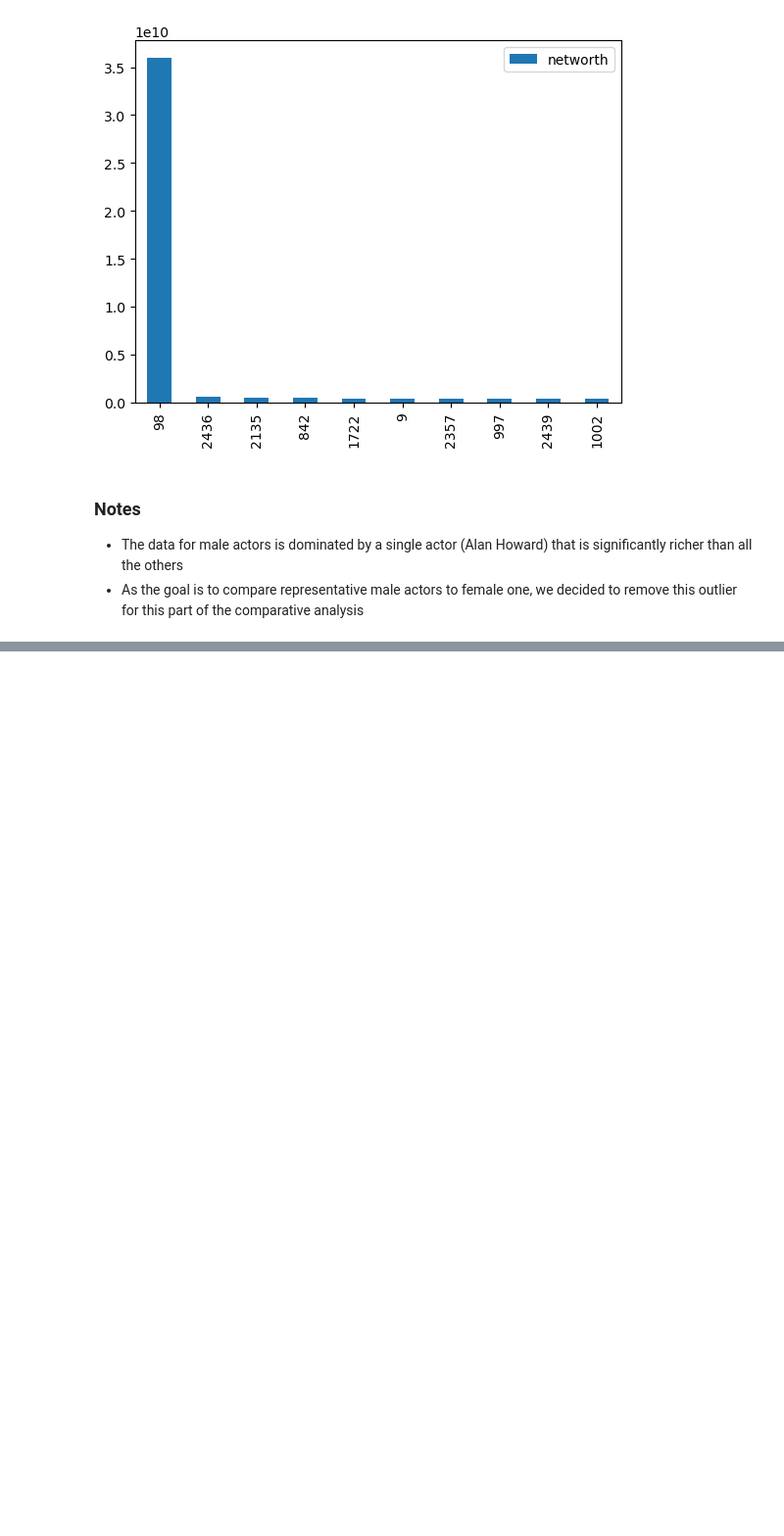
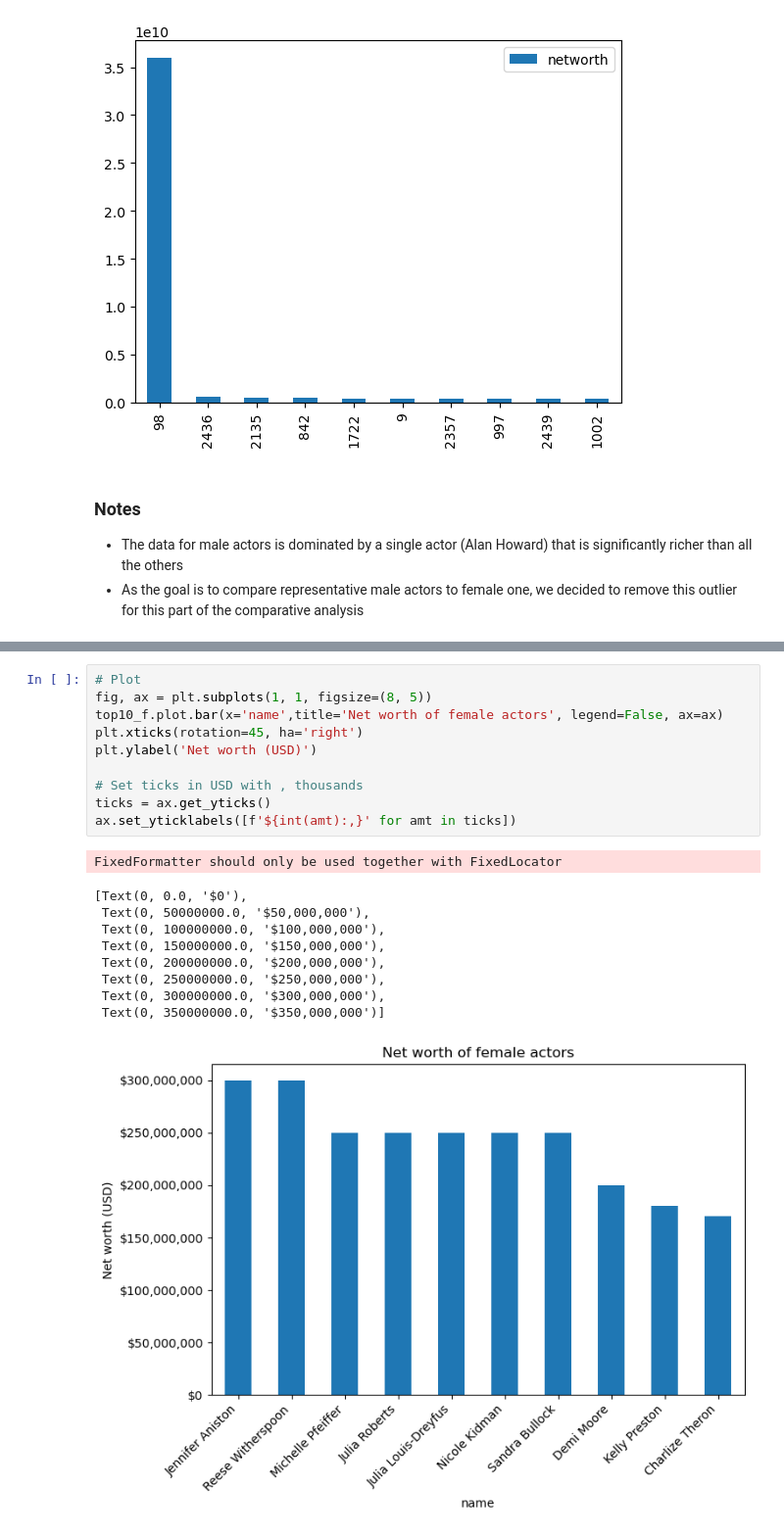
Before and after one commit to benoitchamot/MovieNerd, a Jupyter notebook: dataExplorationBenny.ipynb, the cells around one changed output, grey strips where cells are left out. Shown at 98% size. Saved outputs shown, nothing was run; the diff lists cells and outputs as text; blank space fills up the shorter version.

```diff
--- a/dataExplorationBenny.ipynb
+++ b/dataExplorationBenny.ipynb
@@ -148 +160,22 @@ top10_f.plot.bar()
+# %%
+# Plot
+fig, ax = plt.subplots(1, 1, figsize=(8, 5))
+top10_f.plot.bar(x='name',title='Net worth of female actors', legend=False, ax=ax)
+plt.xticks(rotation=45, ha='right')
+plt.ylabel('Net worth (USD)')
+
+# Set ticks in USD with , thousands
+ticks = ax.get_yticks()
+ax.set_yticklabels([f'${int(amt):,}' for amt in ticks])
+# %% [output]
+FixedFormatter should only be used together with FixedLocator
+[Text(0, 0.0, '$0'),
+ Text(0, 50000000.0, '$50,000,000'),
+ Text(0, 100000000.0, '$100,000,000'),
+ Text(0, 150000000.0, '$150,000,000'),
+ Text(0, 200000000.0, '$200,000,000'),
+ Text(0, 250000000.0, '$250,000,000'),
+ Text(0, 300000000.0, '$300,000,000'),
+ Text(0, 350000000.0, '$350,000,000')]
+[figure, added]
 # %%
```
Also changed, not shown: parts of 14 cells of this notebook, 1 other file.
